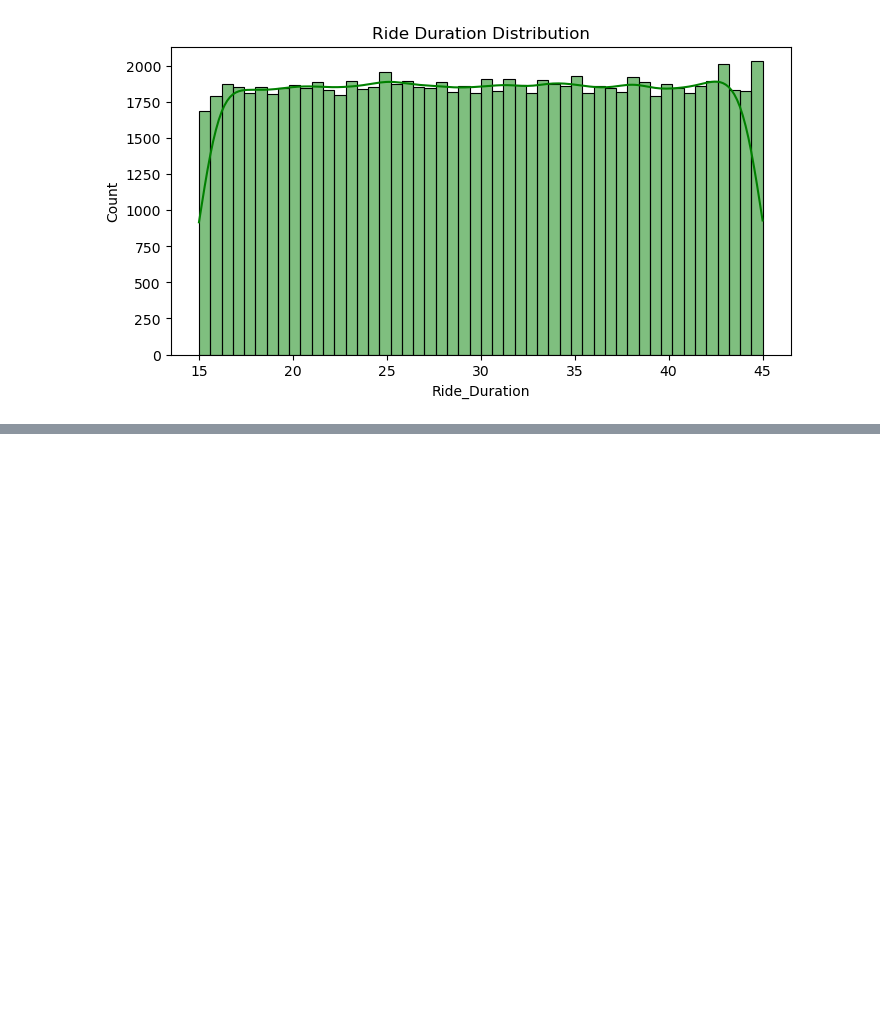
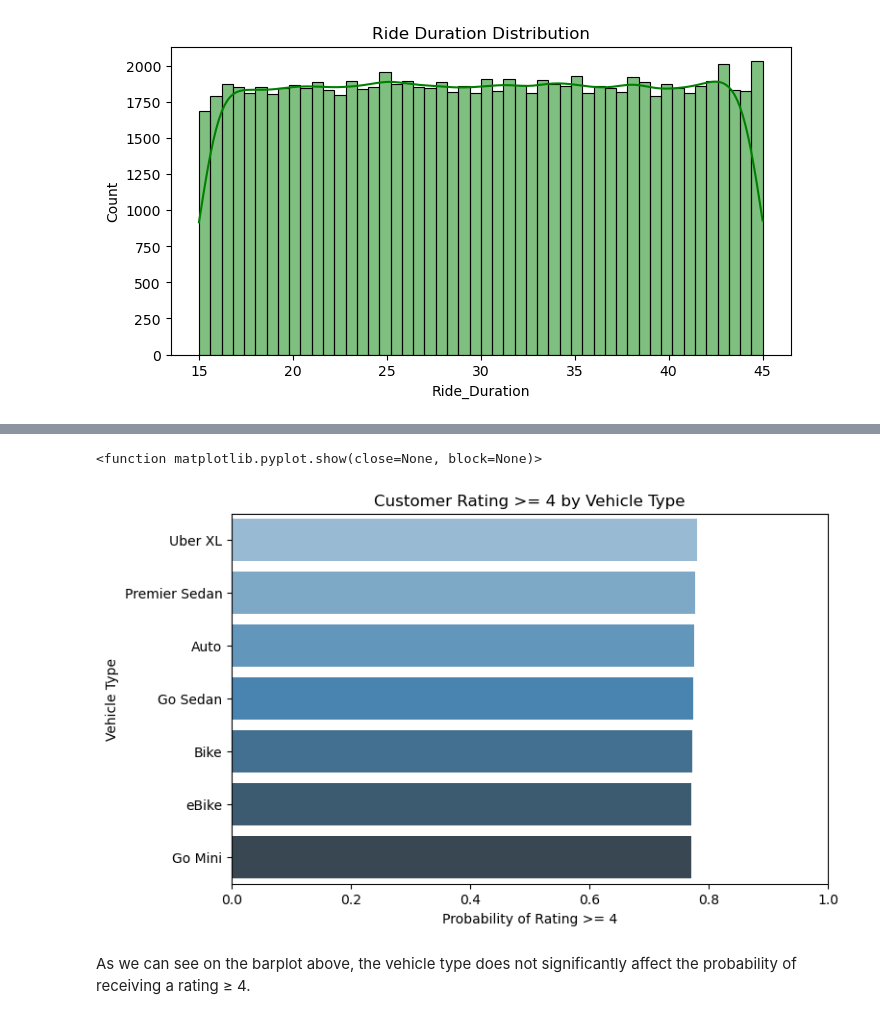
Before and after one commit to thejjeanjjorge/Portfolio, a Jupyter notebook: notebooks/uber/uber.ipynb, the cells around one changed output, grey strips where cells are left out. Cells and saved outputs as stored; diff of their text form; code cells hidden in the pictures; blank space fills up the shorter version.

Commit message:
Working on customer experience

```diff
--- a/notebooks/uber/uber.ipynb
+++ b/notebooks/uber/uber.ipynb
@@ -225,0 +301,13 @@ plt.show()
+# %%
+# Filtering rides with a valid rating
+
+df_ratings = df[['Driver Ratings', 'Vehicle Type']].dropna()
+
+# Prob of >= 4 grouped by vehicle type
+prob_by_vehicle = (
+    df_ratings.groupby('Vehicle Type')['Driver Ratings']
+    .apply(lambda x: (x >= 4).mean())
+    .sort_values(ascending=False)
+)
+
+prob_by_vehicle
@@ -225,0 +324,16 @@ plt.show()
+# %%
+import seaborn as sns
+import matplotlib.pyplot as plt
+
+plt.figure(figsize=(8,5))
+sns.barplot(x=prob_by_vehicle.values, y=prob_by_vehicle.index, hue=prob_by_vehicle.index, palette="Blues_d", legend=False)
+plt.xlabel("Probability of Rating >= 4")
+plt.ylabel("Vehicle Type")
+plt.title("Customer Rating >= 4 by Vehicle Type")
+plt.xlim(0,1)
+plt.show
+# %% [output]
+<function matplotlib.pyplot.show(close=None, block=None)>
+[figure, added]
+# %% [markdown]
+As we can see on the barplot above, the vehicle type does not significantly affect the probability of receiving a rating ≥ 4.
```
Also changed, not shown: parts of 15 cells of this notebook, 1 other file.
